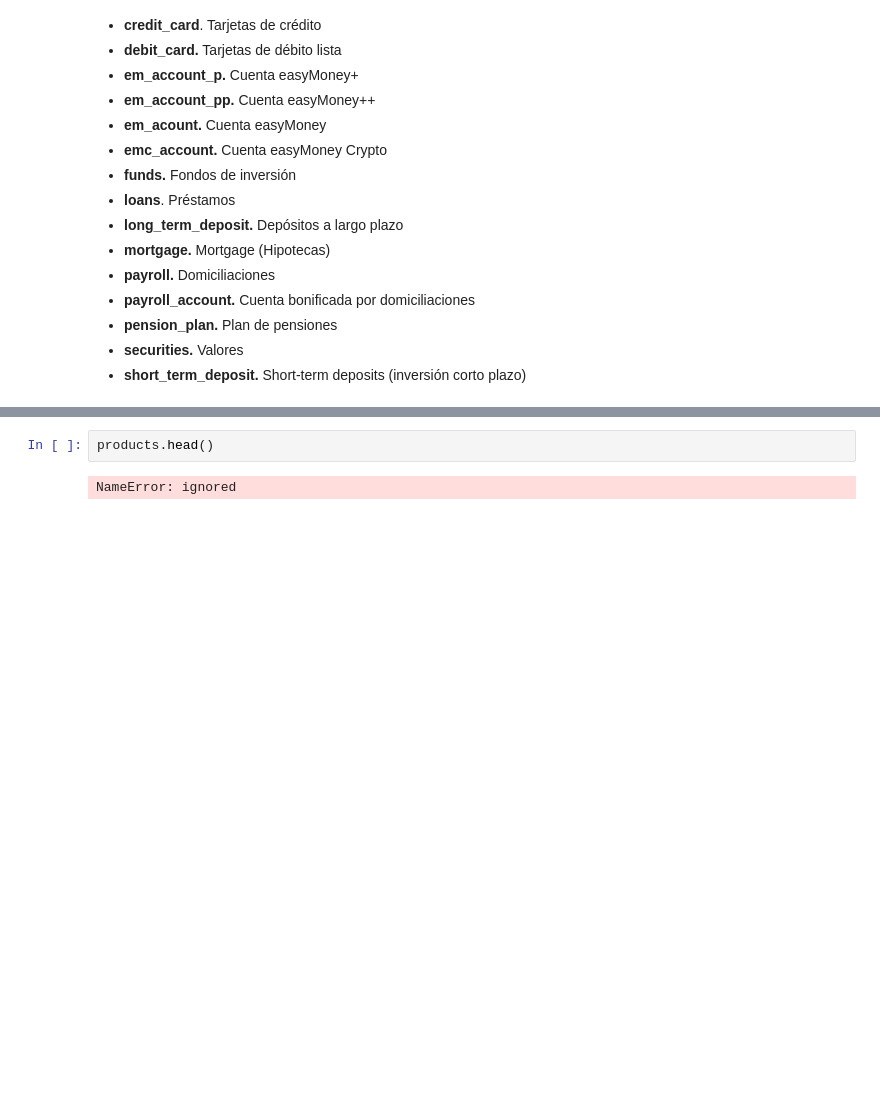
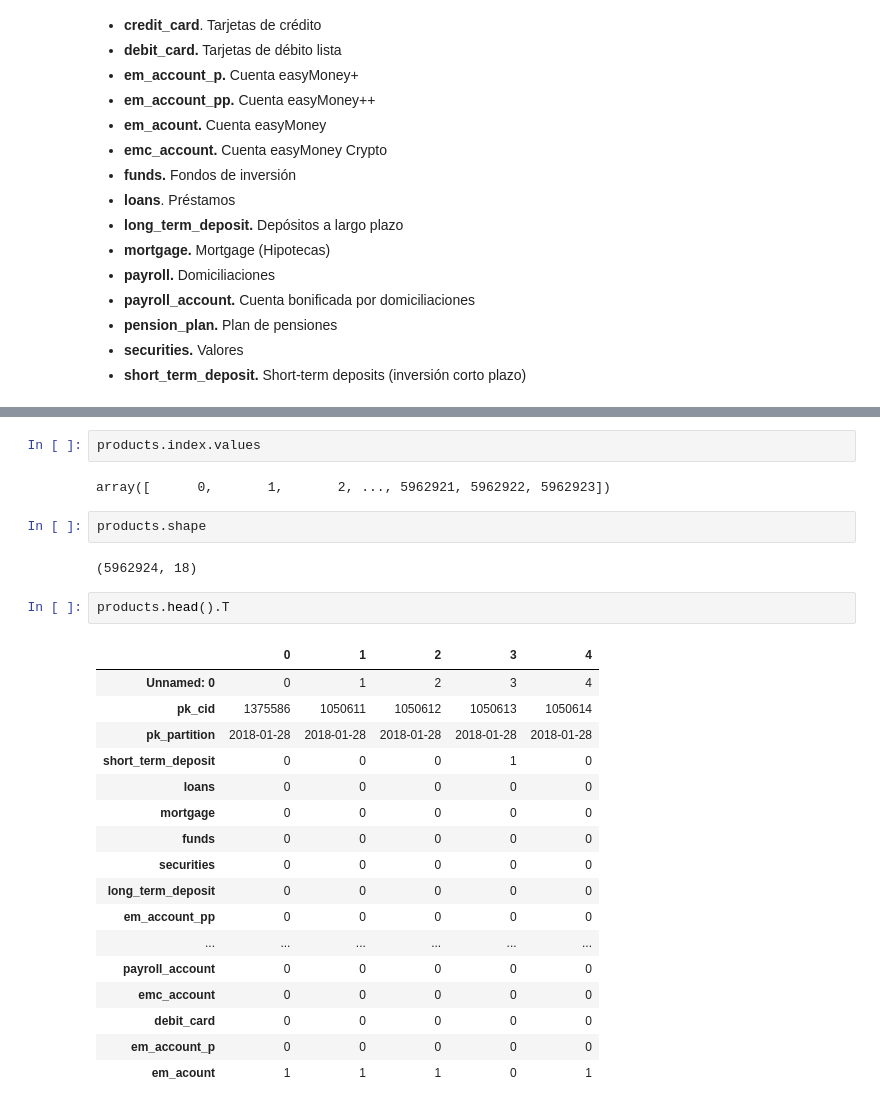
Before and after one commit to EdgarData/EasyMoney, a Jupyter notebook: Tarea_1_Análisis.ipynb, the cells around one changed output, grey strips where cells are left out. Drawn from its saved outputs; the diff is of its cells as text; blank space fills up the shorter version.

```diff
--- a/Tarea_1_Análisis.ipynb
+++ b/Tarea_1_Análisis.ipynb
@@ -57,4 +62,28 @@ FileNotFoundError: ignored
+# %%
+products.index.values
+# %% [output]
+array([      0,       1,       2, ..., 5962921, 5962922, 5962923])
+# %%
+products.shape
+# %% [output]
+(5962924, 18)
 # %%
-products.head()
+products.head().T
 # %% [output]
-NameError: ignored
+|  | 0 | 1 | 2 | 3 | 4 |
+| Unnamed: 0 | 0 | 1 | 2 | 3 | 4 |
+| pk_cid | 1375586 | 1050611 | 1050612 | 1050613 | 1050614 |
+| pk_partition | 2018-01-28 | 2018-01-28 | 2018-01-28 | 2018-01-28 | 2018-01-28 |
+| short_term_deposit | 0 | 0 | 0 | 1 | 0 |
+| loans | 0 | 0 | 0 | 0 | 0 |
+| mortgage | 0 | 0 | 0 | 0 | 0 |
+| funds | 0 | 0 | 0 | 0 | 0 |
+| securities | 0 | 0 | 0 | 0 | 0 |
+| long_term_deposit | 0 | 0 | 0 | 0 | 0 |
+| em_account_pp | 0 | 0 | 0 | 0 | 0 |
+| ... | ... | ... | ... | ... | ... |
+| payroll_account | 0 | 0 | 0 | 0 | 0 |
+| emc_account | 0 | 0 | 0 | 0 | 0 |
+| debit_card | 0 | 0 | 0 | 0 | 0 |
+| em_account_p | 0 | 0 | 0 | 0 | 0 |
+| em_acount | 1 | 1 | 1 | 0 | 1 |
```
Also changed, not shown: parts of 20 cells of this notebook.
